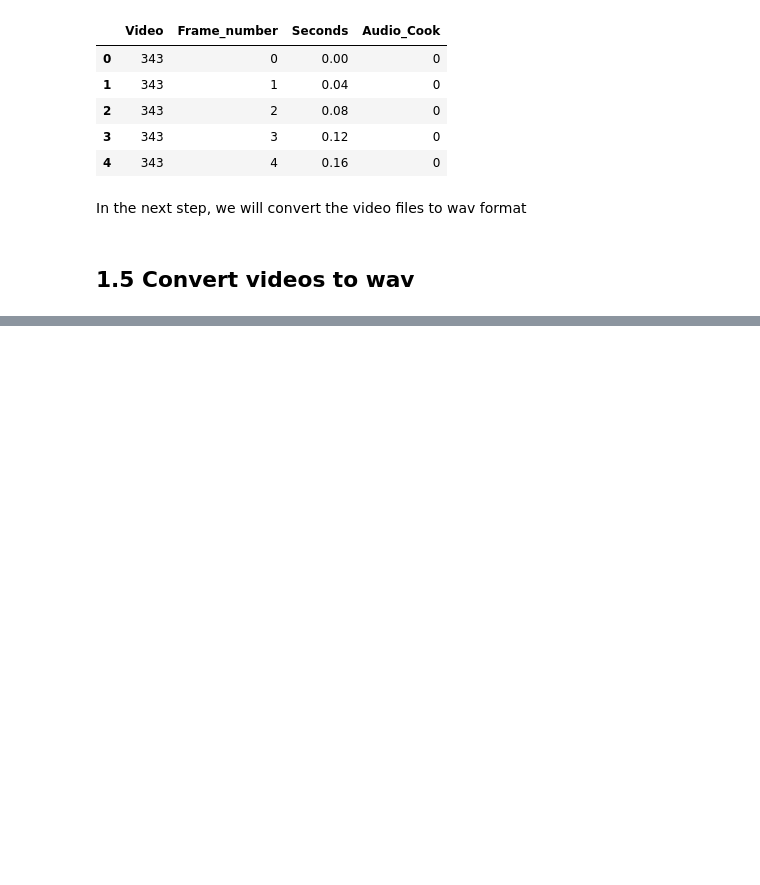
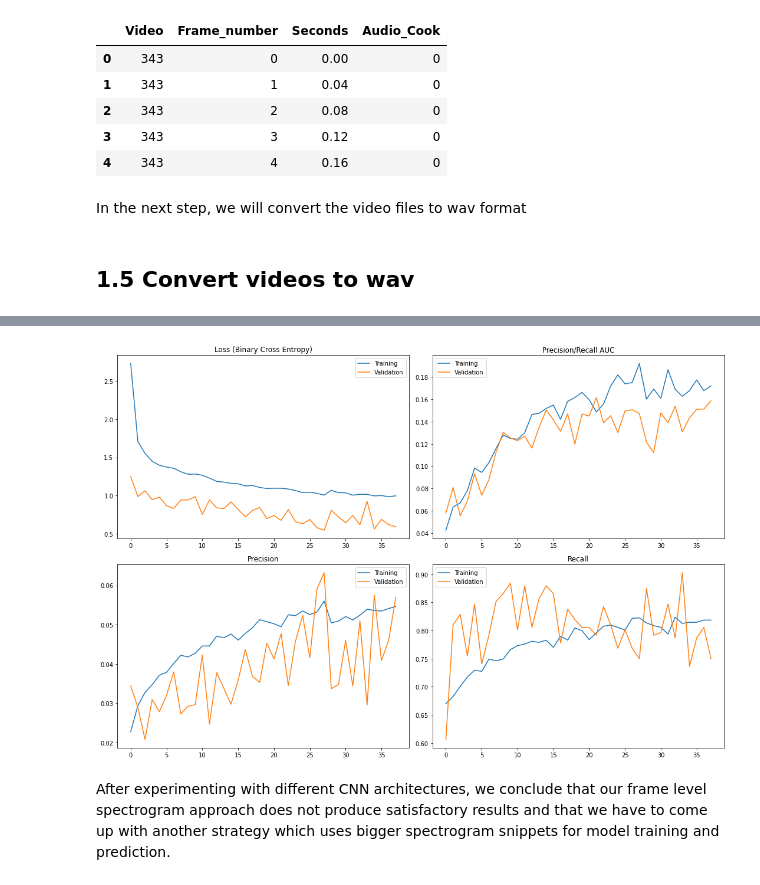
Before and after one commit to mjhof/similarity-modeling, a Jupyter notebook: notebooks/audio-based-deep-learning.ipynb, the cells around one changed output, grey strips where cells are left out. Saved outputs shown, nothing was run; the diff lists cells and outputs as text; code cells hidden in the pictures; blank space fills up the shorter version.

```diff
--- a/notebooks/audio-based-deep-learning.ipynb
+++ b/notebooks/audio-based-deep-learning.ipynb
@@ -290,0 +490,13 @@ https://github.com/DTaoo/VGGish
+# %%
+N_EPOCHS = 200
+
+es_callback = tf.keras.callbacks.EarlyStopping(monitor='val_loss', patience=10)
+model.compile(optimizer='adam',
+              loss=tf.keras.losses.BinaryCrossentropy(),
+              metrics=[tf.keras.metrics.AUC(name='prc', curve='PR', num_thresholds=200), tf.keras.metrics.Recall(name="recall"), tf.keras.metrics.Precision(name="precision")]
+              )
+
+history = model.fit(dataset_train, epochs=N_EPOCHS, class_weight=class_weights,
+                    validation_data=dataset_val,
+                    callbacks=[es_callback]
+                    )
@@ -290,0 +521,34 @@ https://github.com/DTaoo/VGGish
+# %%
+def plot_training_history(history):
+    history = history.history
+    epochs = np.arange(len(history["loss"]))
+
+    fig, axs = plt.subplots(2, 2, figsize=(15, 10))
+    axs[0, 0].plot(epochs, history["loss"], label="Training")
+    axs[0, 0].plot(epochs, history["val_loss"], label="Validation")
+    axs[0, 0].set_title("Loss (Binary Cross Entropy)")
+    axs[0, 0].legend()
+    axs[0, 1].plot(epochs, history["prc"], label="Training")
+    axs[0, 1].plot(epochs, history["val_prc"], label="Validation")
+    axs[0, 1].set_title("Precision/Recall AUC")
+    axs[0, 1].legend()
+
+    axs[1, 0].plot(epochs, history["precision"], label="Training")
+    axs[1, 0].plot(epochs, history["val_precision"], label="Validation")
+    axs[1, 0].set_title("Precision")
+    axs[1, 0].legend()
+
+    axs[1, 1].plot(epochs, history["recall"], label="Training")
+    axs[1, 1].plot(epochs, history["val_recall"], label="Validation")
+    axs[1, 1].set_title("Recall")
+    axs[1, 1].legend()
+
+    plt.tight_layout()
+    plt.show()
+
+plot_training_history(history)
+#history.history
+# %% [output]
+[figure, added]
+# %% [markdown]
+After experimenting with different CNN architectures, we conclude that our frame level spectrogram approach does not produce satisfactory results and that we have to come up with another strategy which uses bigger spectrogram snippets for model training and prediction.
```
Also changed, not shown: parts of 36 cells of this notebook, 5 other files.
